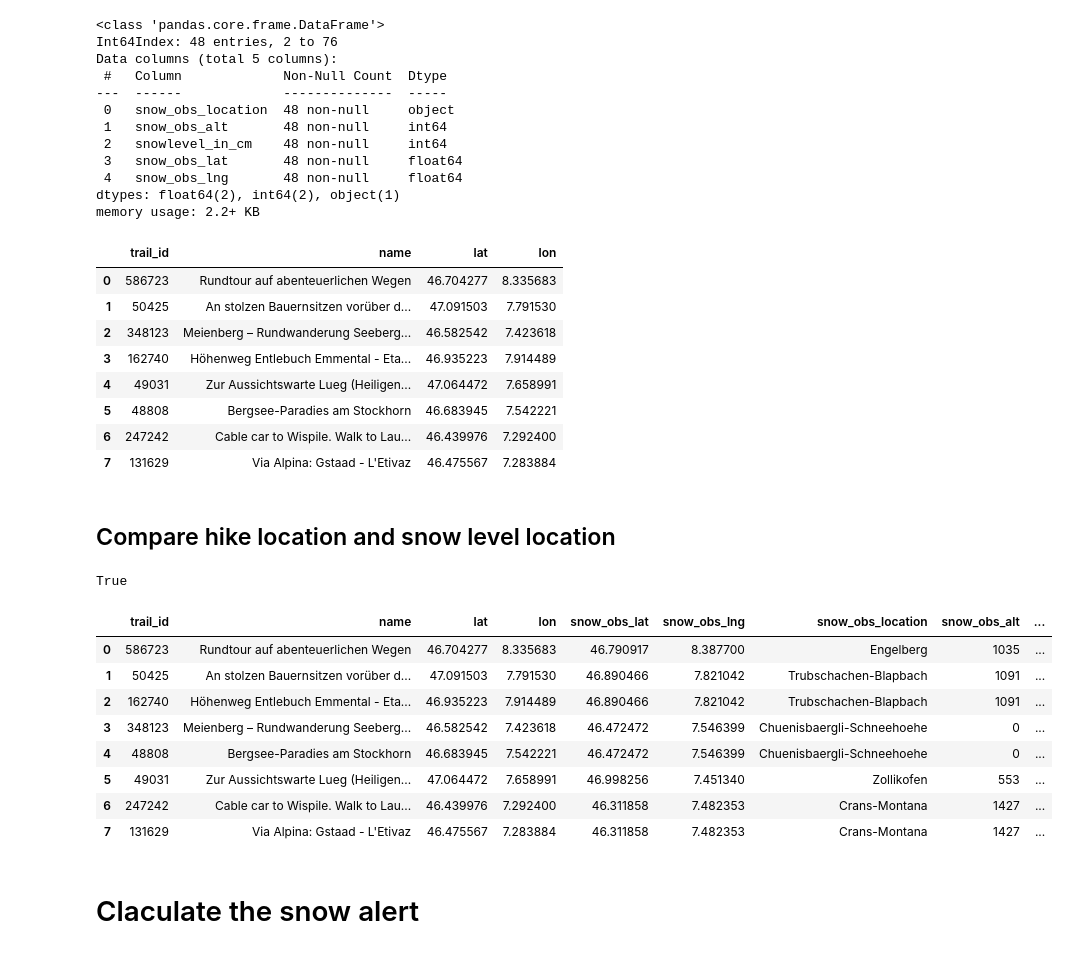
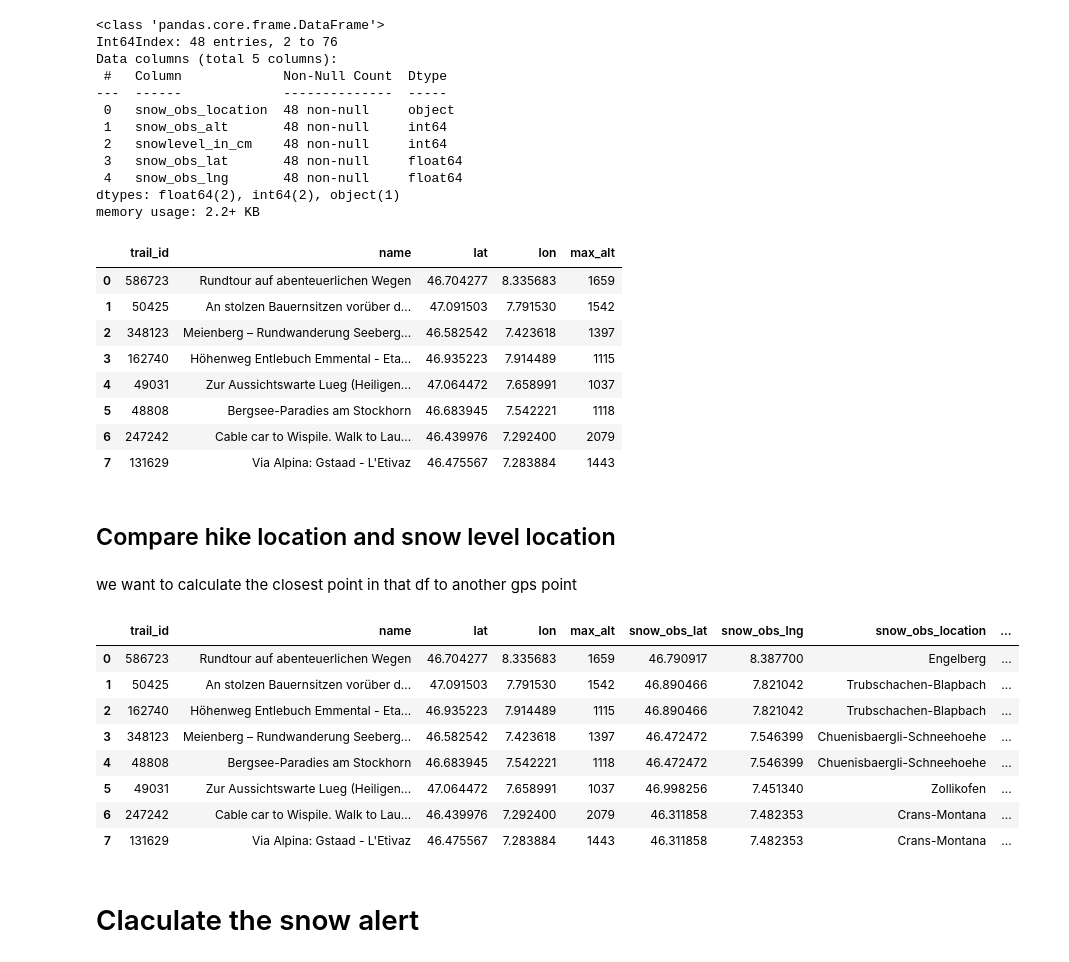
Before and after one commit to malwinasanjose/bergfex_snow_alert, a Jupyter notebook: notebooks/Bergfex_III_20032021_MSJ.ipynb, the cells around one changed output. Drawn from its saved outputs; the diff is of its cells as text; code cells hidden in the pictures.

Commit message:
joining tables for max alt in nb 3

```diff
--- a/notebooks/Bergfex_III_20032021_MSJ.ipynb
+++ b/notebooks/Bergfex_III_20032021_MSJ.ipynb
@@ -26,13 +25,19 @@ import matplotlib.pyplot as plt
 import matplotlib
 import matplotlib.pyplot as plt
 # %%
-# importing outings
+# importing trail GPS data
 trail= pd.read_csv('C:/Users/Malwina/Desktop/bergfex_snow_alert/data/trail_coords_df.csv')
+
+# importing trail altitude data
+trail_info = pd.read_csv('C:/Users/Malwina/Desktop/bergfex_snow_alert/data/activities.csv')
+
+# joining tables trail and trail_info[max]:
+trail['max_alt'] = trail_info['max']
+
 # importing snow level data merged with cities coordinates
 snow= pd.read_csv('C:/Users/Malwina/Desktop/bergfex_snow_alert/data/snow_coordinates.csv', sep=';', decimal=',')
 snow = snow.dropna()
 # EPSG:4326/WGS84
-
 # renaming the snow columns to later be merged with the coordinates of the gps df
 snow = snow.rename(columns = {'lat':'snow_obs_lat', 'lng':'snow_obs_lng'})
 # renaming columns for clarity when merging
@@ -74,15 +79,15 @@ memory usage: 2.2+ KB
 # %%
 trail
 # %% [output]
-|  | trail_id | name | lat | lon |
-| 0 | 586723 | Rundtour auf abenteuerlichen Wegen | 46.704277 | 8.335683 |
-| 1 | 50425 | An stolzen Bauernsitzen vorüber d... | 47.091503 | 7.791530 |
-| 2 | 348123 | Meienberg – Rundwanderung Seeberg... | 46.582542 | 7.423618 |
-| 3 | 162740 | Höhenweg Entlebuch Emmental - Eta... | 46.935223 | 7.914489 |
-| 4 | 49031 | Zur Aussichtswarte Lueg (Heiligen... | 47.064472 | 7.658991 |
-| 5 | 48808 | Bergsee-Paradies am Stockhorn | 46.683945 | 7.542221 |
-| 6 | 247242 | Cable car to Wispile. Walk to Lau... | 46.439976 | 7.292400 |
-| 7 | 131629 | Via Alpina: Gstaad - L'Etivaz | 46.475567 | 7.283884 |
+|  | trail_id | name | lat | lon | max_alt |
+| 0 | 586723 | Rundtour auf abenteuerlichen Wegen | 46.704277 | 8.335683 | 1659 |
+| 1 | 50425 | An stolzen Bauernsitzen vorüber d... | 47.091503 | 7.791530 | 1542 |
+| 2 | 348123 | Meienberg – Rundwanderung Seeberg... | 46.582542 | 7.423618 | 1397 |
+| 3 | 162740 | Höhenweg Entlebuch Emmental - Eta... | 46.935223 | 7.914489 | 1115 |
+| 4 | 49031 | Zur Aussichtswarte Lueg (Heiligen... | 47.064472 | 7.658991 | 1037 |
+| 5 | 48808 | Bergsee-Paradies am Stockhorn | 46.683945 | 7.542221 | 1118 |
+| 6 | 247242 | Cable car to Wispile. Walk to Lau... | 46.439976 | 7.292400 | 2079 |
+| 7 | 131629 | Via Alpina: Gstaad - L'Etivaz | 46.475567 | 7.283884 | 1443 |
 # %% [markdown]
 #### <html>
 <h2> Compare hike location and snow level location
@@ -95,3 +98,5 @@ trail
+# %% [markdown]
+we want to calculate the closest point in that df to another gps point
 # %%
 # making a single multipoint object out of all the snow obs points
 # making Points out of the snow points
@@ -120,7 +125,3 @@ for index, row in trail.iterrows():
 for i in range(len(nearest_list)):
     near_lng.append(nearest_list[i].y)
     near_lat.append(nearest_list[i].x)
-# %%
-len(near_lng) == len(trail)
-# %% [output]
-True
@@ -127,24 +132,25 @@ True
 # %%
 # adding the coordinates of the nearest snow point to each row of the trail df
 trail['snow_obs_lat'] = near_lat
 trail['snow_obs_lng'] = near_lng
 
 # now we need to match those calculated nearest coordinates with the name of the snow_point with same coordinates
 # we merge the two dataframes on coordinates, with replicating the rows of snow points if necessary
+
 # merged should have length of gps dataframe rows
 merged = pd.merge(trail, snow, on=['snow_obs_lat','snow_obs_lng'])
-merged = merged.drop(['near_lat', 'near_lng'], 1)
+#merged = merged.drop(['near_lat', 'near_lng'], 1)
 merged
 # %% [output]
-|  | trail_id | name | lat | lon | snow_obs_lat | snow_obs_lng | snow_obs_location | snow_obs_alt | ... |
-| 0 | 586723 | Rundtour auf abenteuerlichen Wegen | 46.704277 | 8.335683 | 46.790917 | 8.387700 | Engelberg | 1035 | ... |
-| 1 | 50425 | An stolzen Bauernsitzen vorüber d... | 47.091503 | 7.791530 | 46.890466 | 7.821042 | Trubschachen-Blapbach | 1091 | ... |
-| 2 | 162740 | Höhenweg Entlebuch Emmental - Eta... | 46.935223 | 7.914489 | 46.890466 | 7.821042 | Trubschachen-Blapbach | 1091 | ... |
-| 3 | 348123 | Meienberg – Rundwanderung Seeberg... | 46.582542 | 7.423618 | 46.472472 | 7.546399 | Chuenisbaergli-Schneehoehe | 0 | ... |
-| 4 | 48808 | Bergsee-Paradies am Stockhorn | 46.683945 | 7.542221 | 46.472472 | 7.546399 | Chuenisbaergli-Schneehoehe | 0 | ... |
-| 5 | 49031 | Zur Aussichtswarte Lueg (Heiligen... | 47.064472 | 7.658991 | 46.998256 | 7.451340 | Zollikofen | 553 | ... |
-| 6 | 247242 | Cable car to Wispile. Walk to Lau... | 46.439976 | 7.292400 | 46.311858 | 7.482353 | Crans-Montana | 1427 | ... |
-| 7 | 131629 | Via Alpina: Gstaad - L'Etivaz | 46.475567 | 7.283884 | 46.311858 | 7.482353 | Crans-Montana | 1427 | ... |
+|  | trail_id | name | lat | lon | max_alt | snow_obs_lat | snow_obs_lng | snow_obs_location | ... |
+| 0 | 586723 | Rundtour auf abenteuerlichen Wegen | 46.704277 | 8.335683 | 1659 | 46.790917 | 8.387700 | Engelberg | ... |
+| 1 | 50425 | An stolzen Bauernsitzen vorüber d... | 47.091503 | 7.791530 | 1542 | 46.890466 | 7.821042 | Trubschachen-Blapbach | ... |
+| 2 | 162740 | Höhenweg Entlebuch Emmental - Eta... | 46.935223 | 7.914489 | 1115 | 46.890466 | 7.821042 | Trubschachen-Blapbach | ... |
+| 3 | 348123 | Meienberg – Rundwanderung Seeberg... | 46.582542 | 7.423618 | 1397 | 46.472472 | 7.546399 | Chuenisbaergli-Schneehoehe | ... |
+| 4 | 48808 | Bergsee-Paradies am Stockhorn | 46.683945 | 7.542221 | 1118 | 46.472472 | 7.546399 | Chuenisbaergli-Schneehoehe | ... |
+| 5 | 49031 | Zur Aussichtswarte Lueg (Heiligen... | 47.064472 | 7.658991 | 1037 | 46.998256 | 7.451340 | Zollikofen | ... |
+| 6 | 247242 | Cable car to Wispile. Walk to Lau... | 46.439976 | 7.292400 | 2079 | 46.311858 | 7.482353 | Crans-Montana | ... |
+| 7 | 131629 | Via Alpina: Gstaad - L'Etivaz | 46.475567 | 7.283884 | 1443 | 46.311858 | 7.482353 | Crans-Montana | ... |
 # %% [markdown]
 # Claculate the snow alert
 # %%
```
Also changed, not shown: parts of 6 cells of this notebook.
